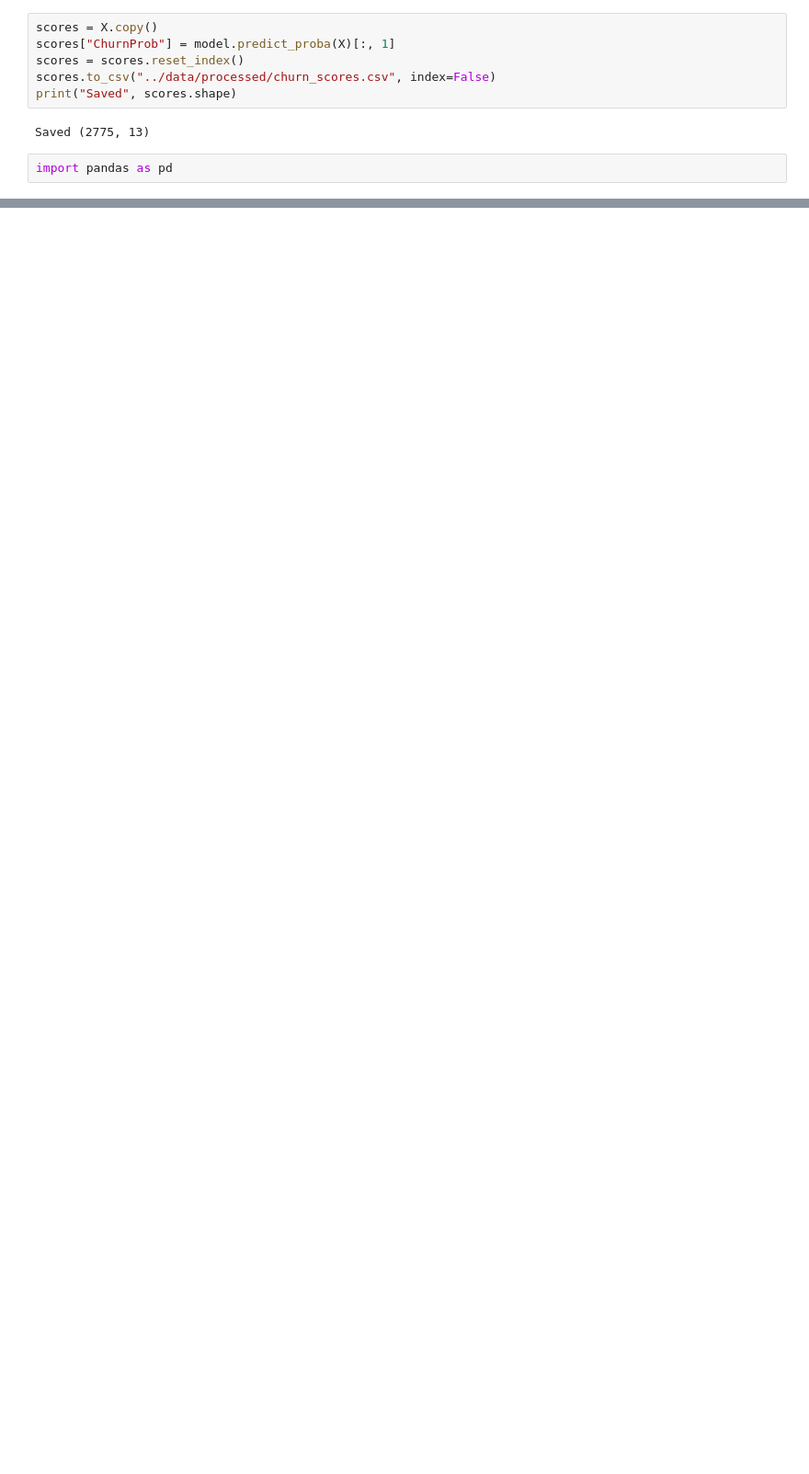
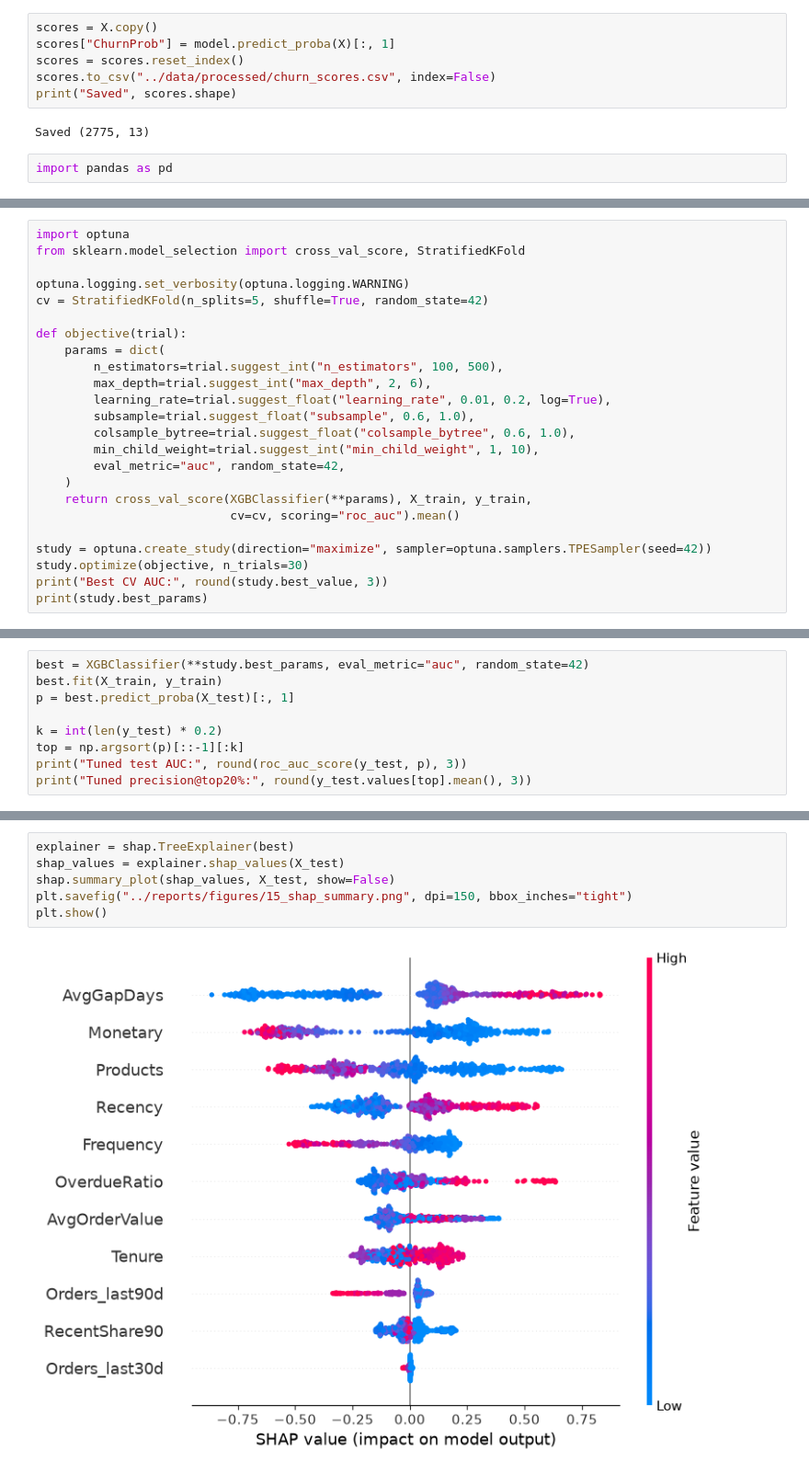
Before and after one commit to kritikaamohan/retailpulse, a Jupyter notebook: notebooks/05_churn.ipynb, the cells around one changed output, grey strips where cells are left out. Shown at 92% size. Cells and saved outputs as stored; diff of their text form; blank space fills up the shorter version.

Commit message:
feat: add Optuna tuning and feature importance for churn

```diff
--- a/notebooks/05_churn.ipynb
+++ b/notebooks/05_churn.ipynb
@@ -145,0 +146,24 @@ NameError: name 'model' is not defined
+# %%
+import optuna
+from sklearn.model_selection import cross_val_score, StratifiedKFold
+
+optuna.logging.set_verbosity(optuna.logging.WARNING)
+cv = StratifiedKFold(n_splits=5, shuffle=True, random_state=42)
+
+def objective(trial):
+    params = dict(
+        n_estimators=trial.suggest_int("n_estimators", 100, 500),
+        max_depth=trial.suggest_int("max_depth", 2, 6),
+        learning_rate=trial.suggest_float("learning_rate", 0.01, 0.2, log=True),
+        subsample=trial.suggest_float("subsample", 0.6, 1.0),
+        colsample_bytree=trial.suggest_float("colsample_bytree", 0.6, 1.0),
+        min_child_weight=trial.suggest_int("min_child_weight", 1, 10),
+        eval_metric="auc", random_state=42,
+    )
+    return cross_val_score(XGBClassifier(**params), X_train, y_train,
+                           cv=cv, scoring="roc_auc").mean()
+
+study = optuna.create_study(direction="maximize", sampler=optuna.samplers.TPESampler(seed=42))
+study.optimize(objective, n_trials=30)
+print("Best CV AUC:", round(study.best_value, 3))
+print(study.best_params)
@@ -145,0 +173,9 @@ NameError: name 'model' is not defined
+# %%
+best = XGBClassifier(**study.best_params, eval_metric="auc", random_state=42)
+best.fit(X_train, y_train)
+p = best.predict_proba(X_test)[:, 1]
+
+k = int(len(y_test) * 0.2)
+top = np.argsort(p)[::-1][:k]
+print("Tuned test AUC:", round(roc_auc_score(y_test, p), 3))
+print("Tuned precision@top20%:", round(y_test.values[top].mean(), 3))
@@ -145,0 +214,8 @@ NameError: name 'model' is not defined
+# %%
+explainer = shap.TreeExplainer(best)
+shap_values = explainer.shap_values(X_test)
+shap.summary_plot(shap_values, X_test, show=False)
+plt.savefig("../reports/figures/15_shap_summary.png", dpi=150, bbox_inches="tight")
+plt.show()
+# %% [output]
+[figure, added]
```
Also changed, not shown: parts of 6 cells of this notebook, 1 other file.
